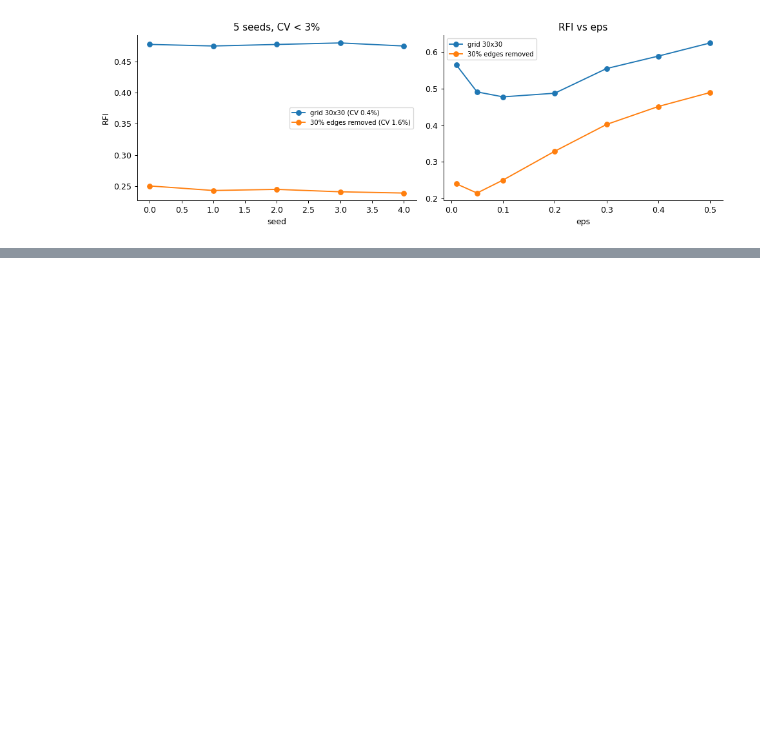
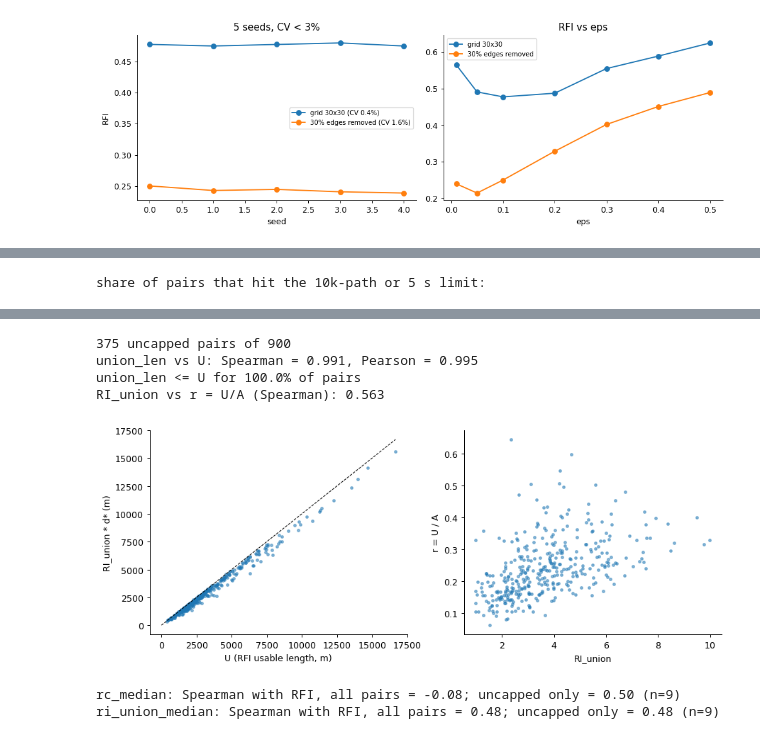
Before and after one commit to Floly/route_freedom_index, a Jupyter notebook: notebooks/validation.ipynb, the cells around one changed output, grey strips where cells are left out. Drawn from its saved outputs; the diff is of its cells as text; code cells hidden in the pictures; blank space fills up the shorter version.

```diff
--- a/notebooks/validation.ipynb
+++ b/notebooks/validation.ipynb
@@ -220,0 +488,25 @@ plt.tight_layout()
+# %%
+cap = pd.Series({n: r["capped"].mean() for n, r in red_pairs.items()}, name="capped_share")
+print("share of pairs that hit the 10k-path or 5 s limit:"); display(cap.round(2).to_frame().T)
+
+pooled = pd.concat([r.assign(place=n) for n, r in red_pairs.items()])
+unc = pooled[~pooled["capped"]]
+print(f"{len(unc)} uncapped pairs of {len(pooled)}")
+if len(unc) > 2:
+    print(f"union_len vs U: Spearman = {stats.spearmanr(unc['union_len'], unc['U'])[0]:.3f}, "
+          f"Pearson = {stats.pearsonr(unc['union_len'], unc['U'])[0]:.3f}")
+    print(f"union_len <= U for {(unc['union_len'] <= unc['U'] + 1e-6).mean():.1%} of pairs")
+    print(f"RI_union vs r = U/A (Spearman): {stats.spearmanr(unc['ri_union'], unc['r'])[0]:.3f}")
+    fig, axes = plt.subplots(1, 2, figsize=(10, 4))
+    axes[0].scatter(unc["U"], unc["union_len"], s=8, alpha=0.5); m = unc["U"].max()
+    axes[0].plot([0, m], [0, m], "k--", lw=0.8); axes[0].set_xlabel("U (RFI usable length, m)"); axes[0].set_ylabel("RI_union * d* (m)")
+    axes[1].scatter(unc["ri_union"], unc["r"], s=8, alpha=0.5); axes[1].set_xlabel("RI_union"); axes[1].set_ylabel("r = U / A")
+    plt.tight_layout(); plt.show()
+
+# area level: baselines with capped pairs included vs. excluded
+for col, col_unc in (("rc_median", "rc_median_uncapped"), ("ri_union_median", "ri_union_median_uncapped")):
+    ok = B[col_unc].notna()
+    print(f"{col}: Spearman with RFI, all pairs = {stats.spearmanr(rfi_s, B[col])[0]:.2f}; "
+          f"uncapped only = {stats.spearmanr(rfi_s[ok], B.loc[ok, col_unc])[0]:.2f} (n={int(ok.sum())})")
+# %% [output]
+share of pairs that hit the 10k-path or 5 s limit:
@@ -220,0 +515,7 @@ plt.tight_layout()
+375 uncapped pairs of 900
+union_len vs U: Spearman = 0.991, Pearson = 0.995
+union_len <= U for 100.0% of pairs
+RI_union vs r = U/A (Spearman): 0.563
+[figure, added]
+rc_median: Spearman with RFI, all pairs = -0.08; uncapped only = 0.50 (n=9)
+ri_union_median: Spearman with RFI, all pairs = 0.48; uncapped only = 0.48 (n=9)
```
Also changed, not shown: parts of 20 cells of this notebook, 6 other files.
